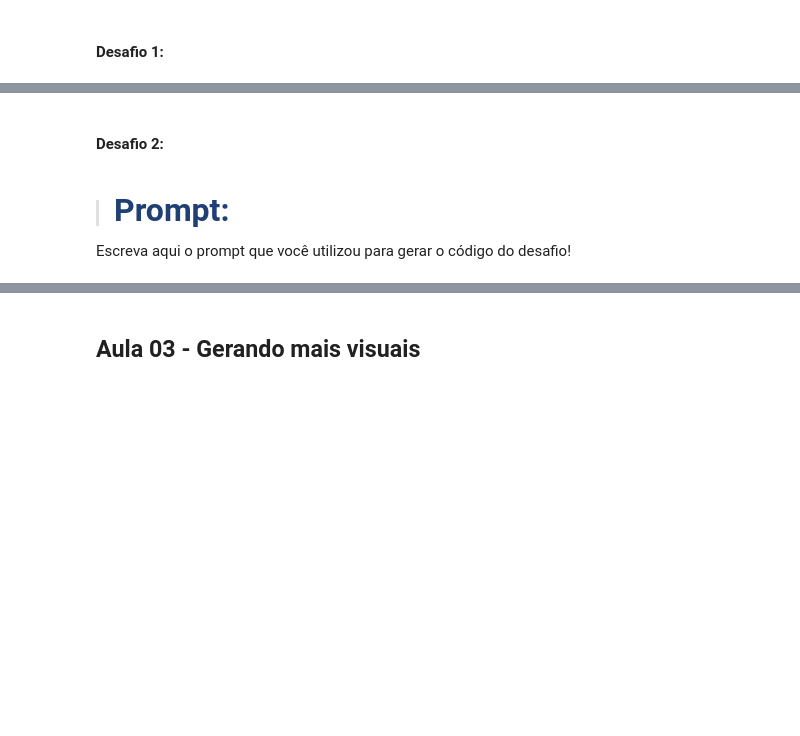
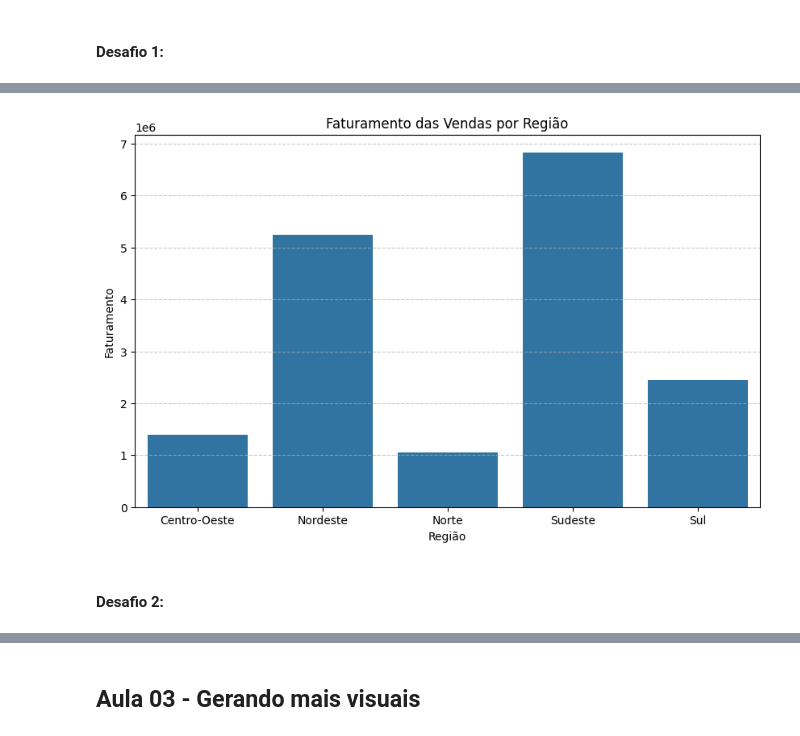
Before and after one commit to JCrpa/curso11_python_data_science_IA_dataviz, a Jupyter notebook: Desafios.ipynb, the cells around one changed output, grey strips where cells are left out. Saved outputs shown, nothing was run; the diff lists cells and outputs as text; code cells hidden in the pictures; blank space fills up the shorter version.

```diff
--- a/Desafios.ipynb
+++ b/Desafios.ipynb
@@ -124,0 +126,6 @@ Escreva aqui o prompt que você utilizou para gerar o código do desafio!
+# %%
+# Calcula o faturamento
+df['faturamento'] = df['preco_unitario'] * df['quantidade'] + df['frete']
+# %%
+# Agrupa por região e soma o faturamento
+faturamento_por_regiao = df.groupby('regiao')['faturamento'].sum().reset_index()
@@ -125,6 +135,12 @@ Escreva aqui o prompt que você utilizou para gerar o código do desafio!
+# %%
+# Cria o gráfico de barras com Seaborn
+plt.figure(figsize=(10, 6))
+sns.barplot(x='regiao', y='faturamento', data=faturamento_por_regiao)
+plt.title('Faturamento das Vendas por Região')
+plt.xlabel('Região')
+plt.ylabel('Faturamento')
+plt.grid(axis='y', linestyle='--', alpha=0.7)
+# %% [output]
+[figure, added]
 # %% [markdown]
 #### Desafio 2:
-# %% [markdown]
-> #### <strong><font color="#203f75" size= 6>Prompt:</font></strong>
-
-Escreva aqui o prompt que você utilizou para gerar o código do desafio!
```
Also changed, not shown: parts of 11 cells of this notebook, 1 other file.
